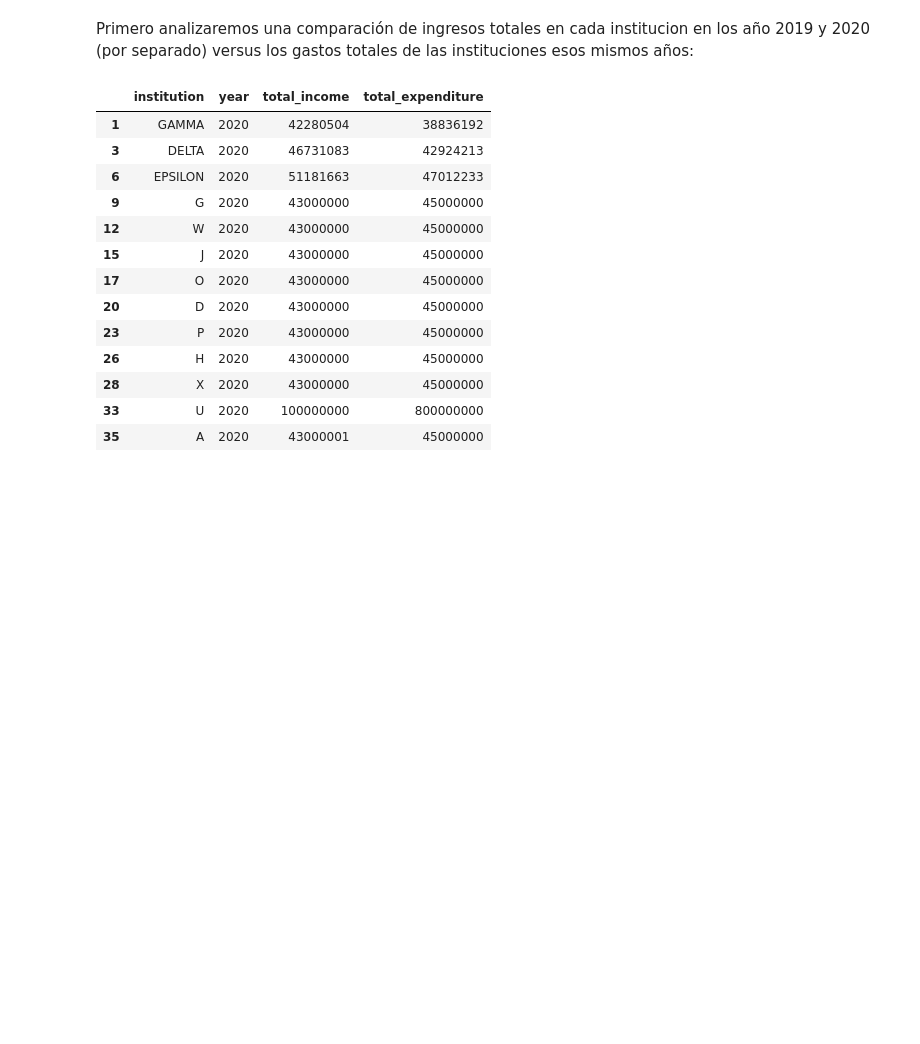
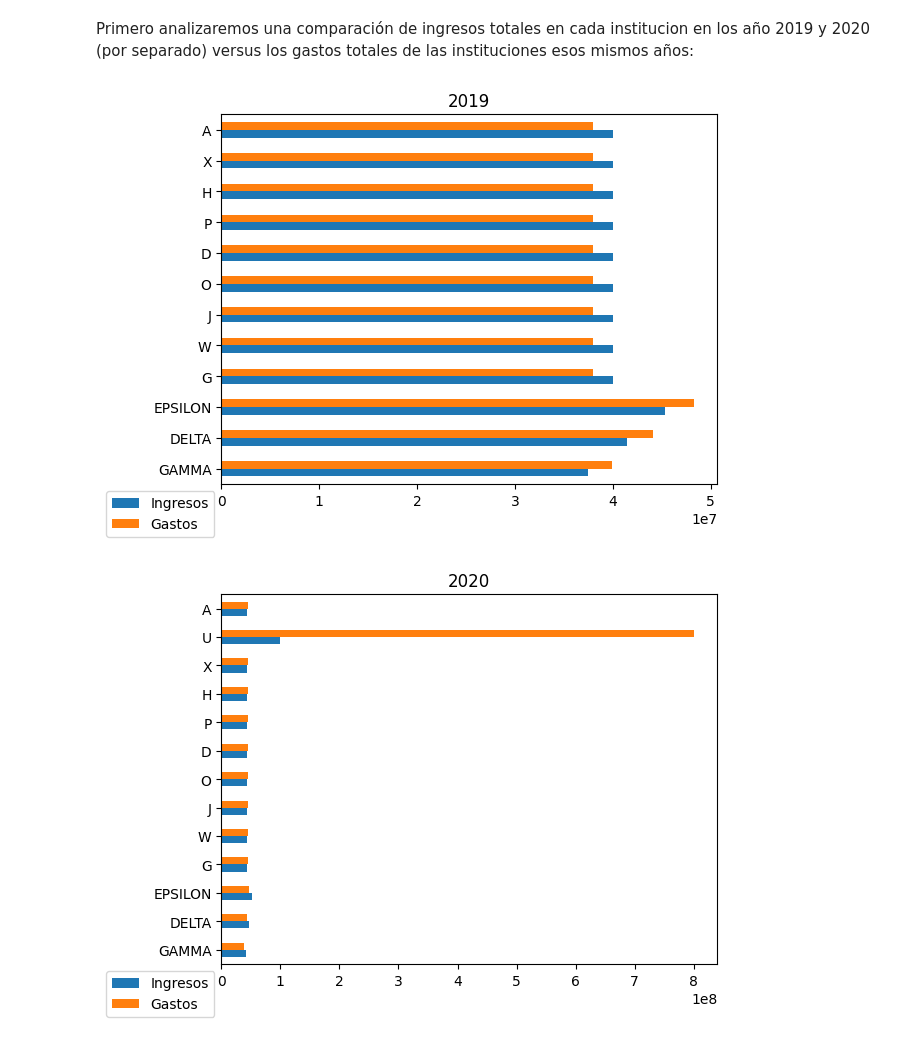
Before and after one commit to CrisCL20/Desafio-DataVisualization, a Jupyter notebook: src/resolucion.ipynb, the cells around one changed output. Drawn from its saved outputs; the diff is of its cells as text; code cells hidden in the pictures; blank space fills up the shorter version.

```diff
--- a/src/resolucion.ipynb
+++ b/src/resolucion.ipynb
@@ -96,22 +94,34 @@ hay 816 mujeres dando el programa "POGRAM 1"
 #### Visualización de los datos de institucion
 # %% [markdown]
 Primero analizaremos una comparación de ingresos totales en cada institucion en los año 2019 y 2020 (por separado) versus los gastos totales de las instituciones esos mismos años:
-# %%
-temp = ins_df[['institution','year','total_income','total_expenditure']]
-df_19 = temp.loc[(temp['year']==2019)]
-df_20 = temp.loc[(temp['year']==2020)]
-# %% [output]
-|  | institution | year | total_income | total_expenditure |
-| 1 | GAMMA | 2020 | 42280504 | 38836192 |
-| 3 | DELTA | 2020 | 46731083 | 42924213 |
-| 6 | EPSILON | 2020 | 51181663 | 47012233 |
-| 9 | G | 2020 | 43000000 | 45000000 |
-| 12 | W | 2020 | 43000000 | 45000000 |
-| 15 | J | 2020 | 43000000 | 45000000 |
-| 17 | O | 2020 | 43000000 | 45000000 |
-| 20 | D | 2020 | 43000000 | 45000000 |
-| 23 | P | 2020 | 43000000 | 45000000 |
-| 26 | H | 2020 | 43000000 | 45000000 |
-| 28 | X | 2020 | 43000000 | 45000000 |
-| 33 | U | 2020 | 100000000 | 800000000 |
-| 35 | A | 2020 | 43000001 | 45000000 |
+# %%
+temp = ins_df[['institution','year','total_income','total_expenditure']]
+df_19 = temp.loc[(temp['year']==2019)]
+df_20 = temp.loc[(temp['year']==2020)]
+
+index_19 = df_19['institution'].values.tolist()
+
+df19 = pd.DataFrame({'Ingresos':df_19['total_income'].values.tolist(),
+                      'Gastos':df_19['total_expenditure'].values.tolist()},
+                      index=index_19)
+
+
+df19.plot.barh()
+plt.legend(bbox_to_anchor=(0,0))
+plt.title(label='2019')
+
+index_20 = df_20['institution'].values.tolist()
+
+df20 = pd.DataFrame({'Ingresos':df_20['total_income'].values.tolist(),
+                      'Gastos':df_20['total_expenditure'].values.tolist()},
+                      index=index_20)
+
+
+df20.plot.barh()
+plt.legend(bbox_to_anchor=(0,0))
+plt.title(label='2020')
+
+plt.show()
+# %% [output]
+[figure, added]
+[figure, added]
```
Also changed, not shown: parts of 6 cells of this notebook.
